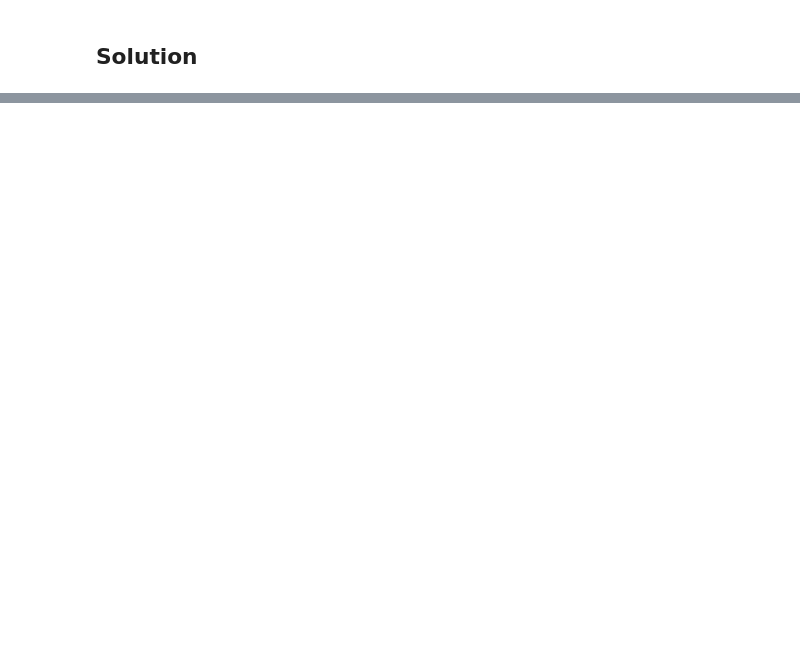
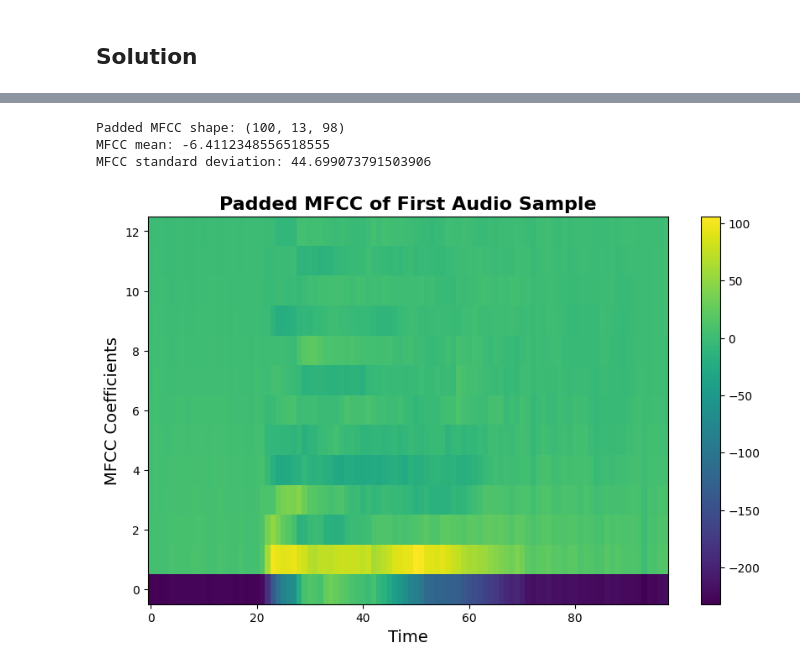
Before and after one commit to sirjan-singh8/102103195-SESS_LE1, a Jupyter notebook: 102103195_SirjanSingh.ipynb, the cells around one changed output, grey strips where cells are left out. Saved outputs shown, nothing was run; the diff lists cells and outputs as text; code cells hidden in the pictures; blank space fills up the shorter version.

```diff
--- a/102103195_SirjanSingh.ipynb
+++ b/102103195_SirjanSingh.ipynb
@@ -44,0 +155,50 @@ y_hat.size()
+# %%
+
+import torchaudio.transforms as transforms
+import numpy as np
+
+mfcc_transform = transforms.MFCC(
+    sample_rate=16000,
+    n_mfcc=13,
+    melkwargs={"n_fft": 400, "hop_length": 160, "n_mels": 23, "center": False}
+)
+
+def pad_mfcc(mfcc, max_length):
+    """Pads the MFCC array with zeros to match the max length."""
+    if mfcc.shape[-1] < max_length:
+        padding = max_length - mfcc.shape[-1]
+        mfcc = np.pad(mfcc, ((0, 0), (0, padding)), mode='constant')
+    return mfcc
+
+# MFCC features for the first 100 samples
+mfccs = []
+max_mfcc_length = 0
+
+# the maximum MFCC length in the first 100 samples
+for file in all_audio_files[:100]:
+    waveform, sample_rate = torchaudio.load(file)
+    mfcc = mfcc_transform(waveform)
+    mfcc = mfcc.squeeze(0)
+    mfccs.append(mfcc.numpy())
+    max_mfcc_length = max(max_mfcc_length, mfcc.shape[-1])
+
+padded_mfccs = [pad_mfcc(mfcc, max_mfcc_length) for mfcc in mfccs]
+padded_mfccs = np.array(padded_mfccs)
+
+print(f"Padded MFCC shape: {padded_mfccs.shape}")
+print(f"MFCC mean: {padded_mfccs.mean()}")
+print(f"MFCC standard deviation: {padded_mfccs.std()}")
+
+# Plot MFCC for one sample
+plt.figure(figsize=(10, 6))
+plt.imshow(padded_mfccs[0], origin="lower", aspect="auto", cmap="viridis")
+plt.title("Padded MFCC of First Audio Sample", fontsize=16, weight='bold')
+plt.xlabel('Time', fontsize=14)
+plt.ylabel('MFCC Coefficients', fontsize=14)
+plt.colorbar()
+plt.show()
+# %% [output]
+Padded MFCC shape: (100, 13, 98)
+MFCC mean: -6.4112348556518555
+MFCC standard deviation: 44.699073791503906
+[figure, added]
```
Also changed, not shown: parts of 10 cells of this notebook.
